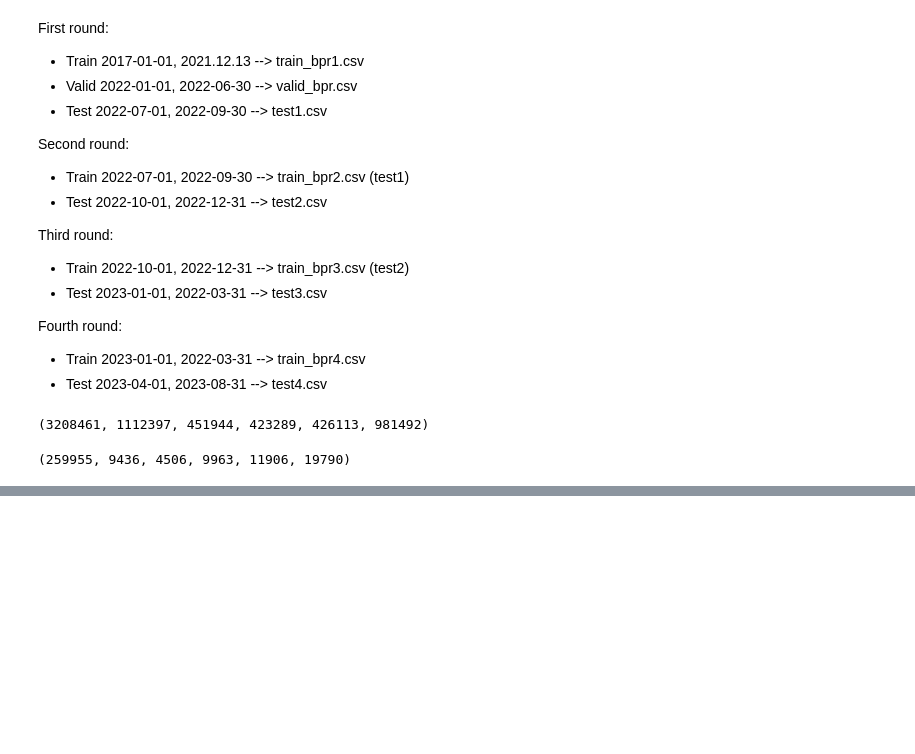
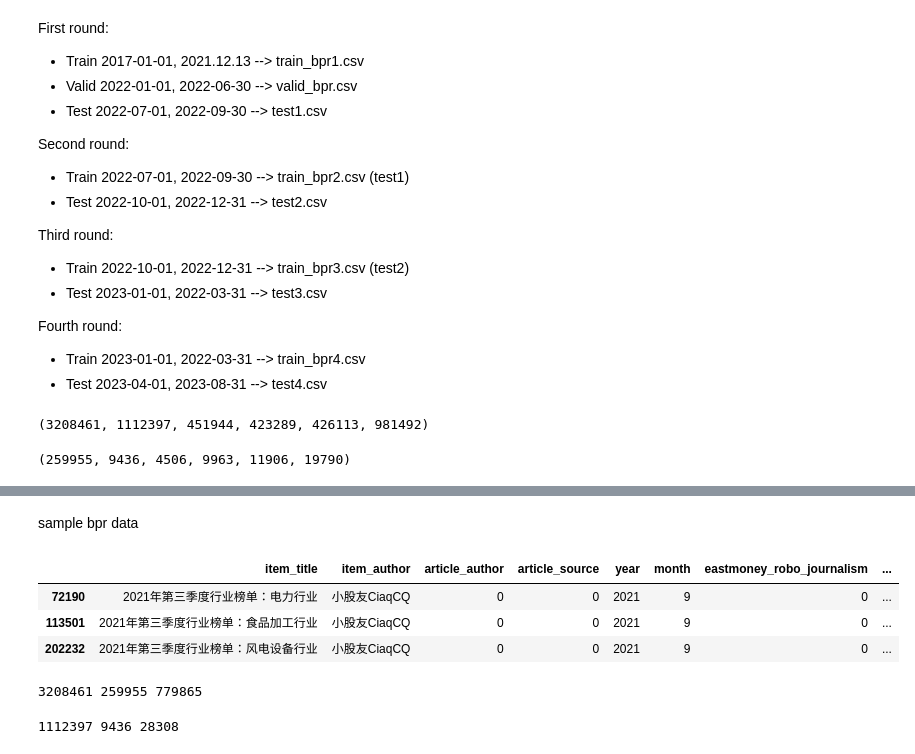
Before and after one commit to tt2615/Vitality-Project, a Jupyter notebook: data_preprocess_v3.ipynb, the cells around one changed output, grey strips where cells are left out. Saved outputs shown, nothing was run; the diff lists cells and outputs as text; code cells hidden in the pictures; blank space fills up the shorter version.

```diff
--- a/data_preprocess_v3.ipynb
+++ b/data_preprocess_v3.ipynb
@@ -278,8 +252,10 @@ data.to_csv('./data/eastmoney_ranked.csv', index=False)
 # %%
 import pandas as pd
-data = pd.read_csv('./data/eastmoney_ranked.csv', usecols=['item_title', 'year', 'month', 'eastmoney_robo_journalism',
-       'media_robo_journalism', 'SMA_robo_journalism', 'viral', 'sentiment', 'topic',
-       'item_author_index', 'article_author_index', 'article_source_index', 'stock_code_index', 'year_month',
+data = pd.read_csv('./data/eastmoney_full_ranked.csv', usecols=['item_title', 'item_author', 'article_author',
+       'article_source', 'year', 'month', 'eastmoney_robo_journalism',
+       'media_robo_journalism', 'SMA_robo_journalism', 'stock_code', 'viral',
+       'sentiment', 'topic', 'item_author_index', 'article_author_index',
+       'article_source_index', 'stock_code_index', 'year_month',
        'item_author_index_rank', 'article_author_index_rank', 'article_source_index_rank'])
 # %% [markdown]
 First round:
@@ -414,2 +318,0 @@ def form_bpr_train_data(data, dir, aux_data=None):
-# %%
-form_bpr_train_data(train_set, './data/train_bpr1.csv')
@@ -463,0 +319,9 @@ len(bpr_data)
+# %% [markdown]
+sample bpr data
+# %%
+train_set[train_set['item_author']=='小股友CiaqCQ']
+# %% [output]
+|  | item_title | item_author | article_author | article_source | year | month | eastmoney_robo_journalism | ... |
+| 72190 | 2021年第三季度行业榜单：电力行业 | 小股友CiaqCQ | 0 | 0 | 2021 | 9 | 0 | ... |
+| 113501 | 2021年第三季度行业榜单：食品加工行业 | 小股友CiaqCQ | 0 | 0 | 2021 | 9 | 0 | ... |
+| 202232 | 2021年第三季度行业榜单：风电设备行业 | 小股友CiaqCQ | 0 | 0 | 2021 | 9 | 0 | ... |
@@ -463,0 +391,11 @@ len(bpr_data)
+# %%
+train_bpr1.to_csv('./data/train_bpr1.csv', index=False)
+print(len(train_set), len(train_set[train_set['viral']==1]), len(train_bpr1))
+# %% [output]
+3208461 259955 779865
+# %%
+valid_bpr = sample_bpr(valid_set, [train_set])
+valid_bpr.to_csv('./data/valid_bpr.csv', index=False)
+print(len(valid_set), len(valid_set[valid_set['viral']==1]), len(valid_bpr))
+# %% [output]
+1112397 9436 28308
```
Also changed, not shown: parts of 69 cells of this notebook, 1 other file.
